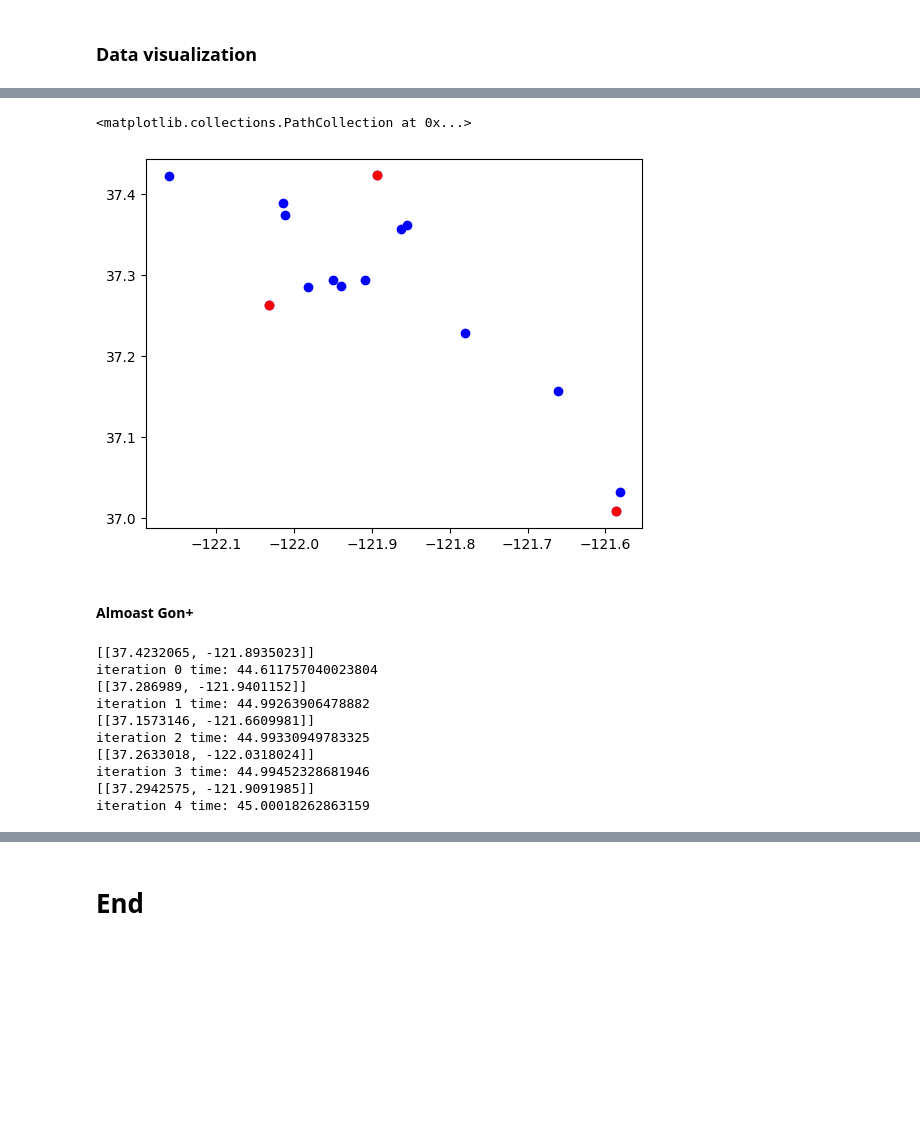
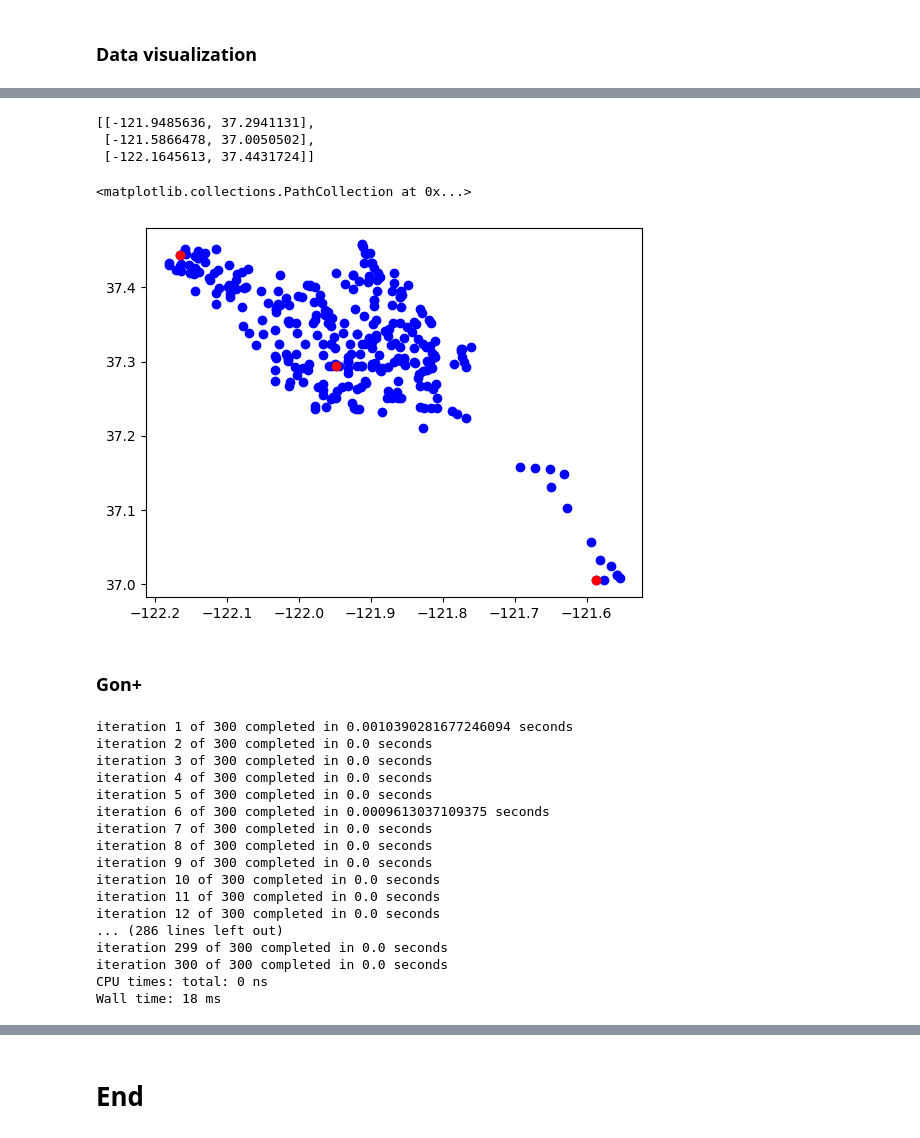
Before and after one commit to marco-scatassi/GeoSpatial-analysis, a Jupyter notebook: notebooks/p-center_facility_location.ipynb, the cells around one changed output, grey strips where cells are left out. Drawn from its saved outputs; the diff is of its cells as text; code cells hidden in the pictures; blank space fills up the shorter version.

```diff
--- a/notebooks/p-center_facility_location.ipynb
+++ b/notebooks/p-center_facility_location.ipynb
@@ -263,6 +362,6 @@ santa_clara_transport_locations_sample.plot()
 # %%
 # Create a geometry list from the GeoDataFrame
-geo_df_list_sample = [[point.xy[1][0], point.xy[0][0]] for point in santa_clara_transport_locations_sample.geometry]
+geo_df_list_sample = [[point.xy[0][0], point.xy[1][0]] for point in santa_clara_transport_locations_sample.geometry]
 # %%
 # OpenStreetMap
 map_ = folium.Map(location=[37.335480, -121.893028], tiles="OpenStreetMap", zoom_start=10)
@@ -273,0 +375,3 @@ map_
+# %%
+%%time
+distance_matrix = car_distances(geo_df_list_sample)
@@ -280,0 +502,3 @@ time: 44.661184310913086
+# %%
+%%time
+C, d  = gon(candidate_locations, geo_df_list_sample, distance_matrix)
@@ -288,24 +513,39 @@ C, d
+# %%
+solution_locations = [geo_df_list_sample[i] for i in C]
+solution_locations
+# %% [output]
+[[-121.9485636, 37.2941131],
+ [-121.5866478, 37.0050502],
+ [-122.1645613, 37.4431724]]
 # %%
-plt.scatter([x for x in np.array(geo_df_list_sample)[:,1]], [x for x in np.array(geo_df_list_sample)[:,0]], c = 'blue')
-plt.scatter([x for x in np.array(C)[:,1]], [x for x in np.array(C)[:,0]], c = 'red')
+plt.scatter([x for x in np.array(geo_df_list_sample)[:,0]], [x for x in np.array(geo_df_list_sample)[:,1]], c = 'blue')
+plt.scatter([x for x in np.array(solution_locations)[:,0]], [x for x in np.array(solution_locations)[:,1]], c = 'red')
 # %% [output]
 <matplotlib.collections.PathCollection at 0x...>
-[figure, old version]
+[figure, new version]
 # %% [markdown]
-#### Almoast Gon+
+### Gon+
-# %%
-C_plus, d_plus = gon(3, pd.Series(geo_df_list_sample), type="plus", n_trial=5)
-# %% [output]
-[[37.4232065, -121.8935023]]
-iteration 0 time: 44.611757040023804
-[[37.286989, -121.9401152]]
-iteration 1 time: 44.99263906478882
-[[37.1573146, -121.6609981]]
-iteration 2 time: 44.99330949783325
-[[37.2633018, -122.0318024]]
-iteration 3 time: 44.99452328681946
-[[37.2942575, -121.9091985]]
-iteration 4 time: 45.00018262863159
+# %%
+%%time
+C_plus, d_plus = gon(candidate_locations, geo_df_list_sample, distance_matrix, mode="plus", n_trial=demand_points)
+# %% [output]
+iteration 1 of 300 completed in 0.0010390281677246094 seconds
+iteration 2 of 300 completed in 0.0 seconds
+iteration 3 of 300 completed in 0.0 seconds
+iteration 4 of 300 completed in 0.0 seconds
+iteration 5 of 300 completed in 0.0 seconds
+iteration 6 of 300 completed in 0.0009613037109375 seconds
+iteration 7 of 300 completed in 0.0 seconds
+iteration 8 of 300 completed in 0.0 seconds
+iteration 9 of 300 completed in 0.0 seconds
+iteration 10 of 300 completed in 0.0 seconds
+iteration 11 of 300 completed in 0.0 seconds
+iteration 12 of 300 completed in 0.0 seconds
+... (286 lines left out)
+iteration 299 of 300 completed in 0.0 seconds
+iteration 300 of 300 completed in 0.0 seconds
+CPU times: total: 0 ns
+Wall time: 18 ms
 # %%
 C_plus, d_plus
 # %% [output]
```
Also changed, not shown: parts of 56 cells of this notebook, 1 other file.
